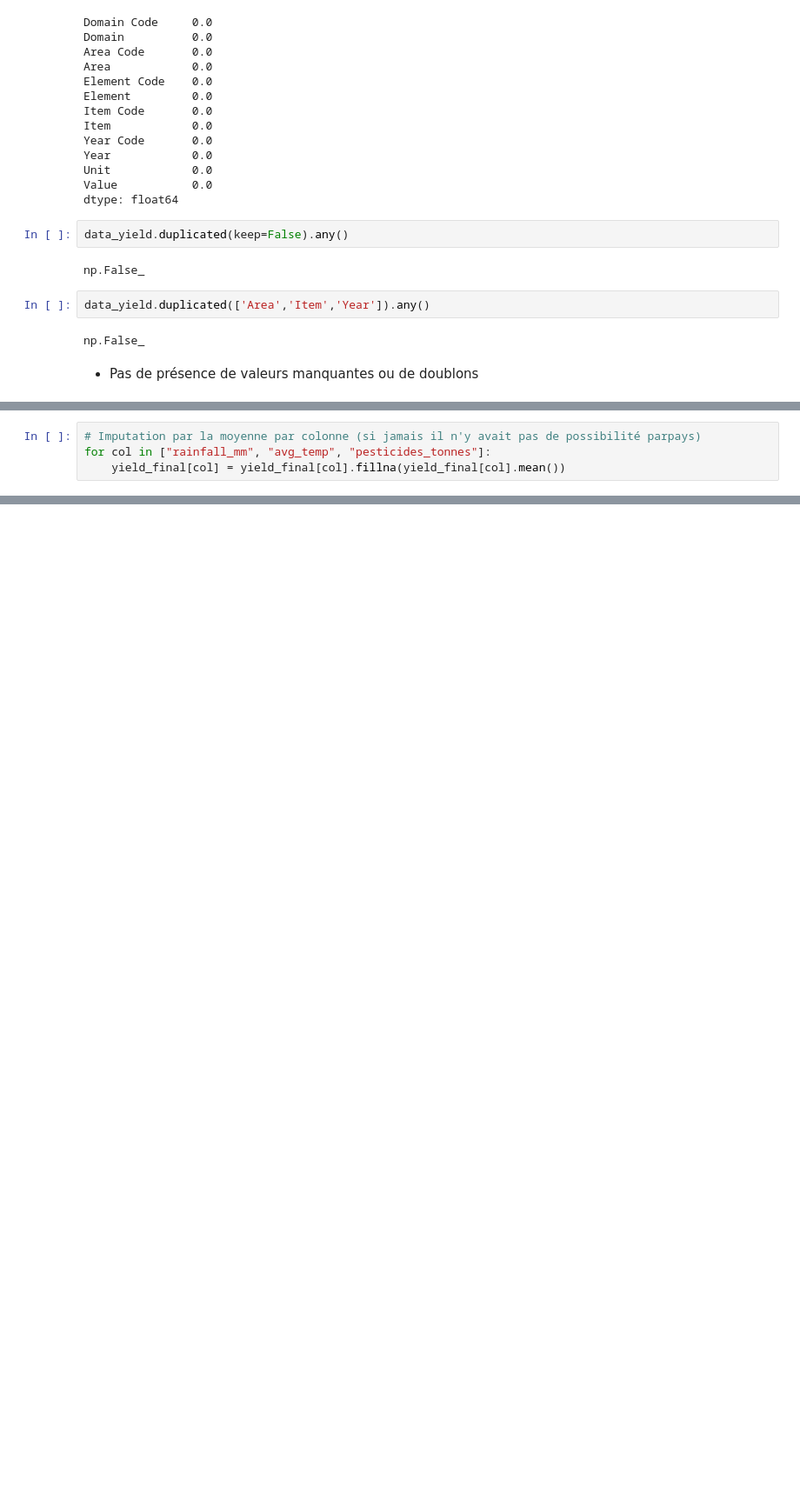
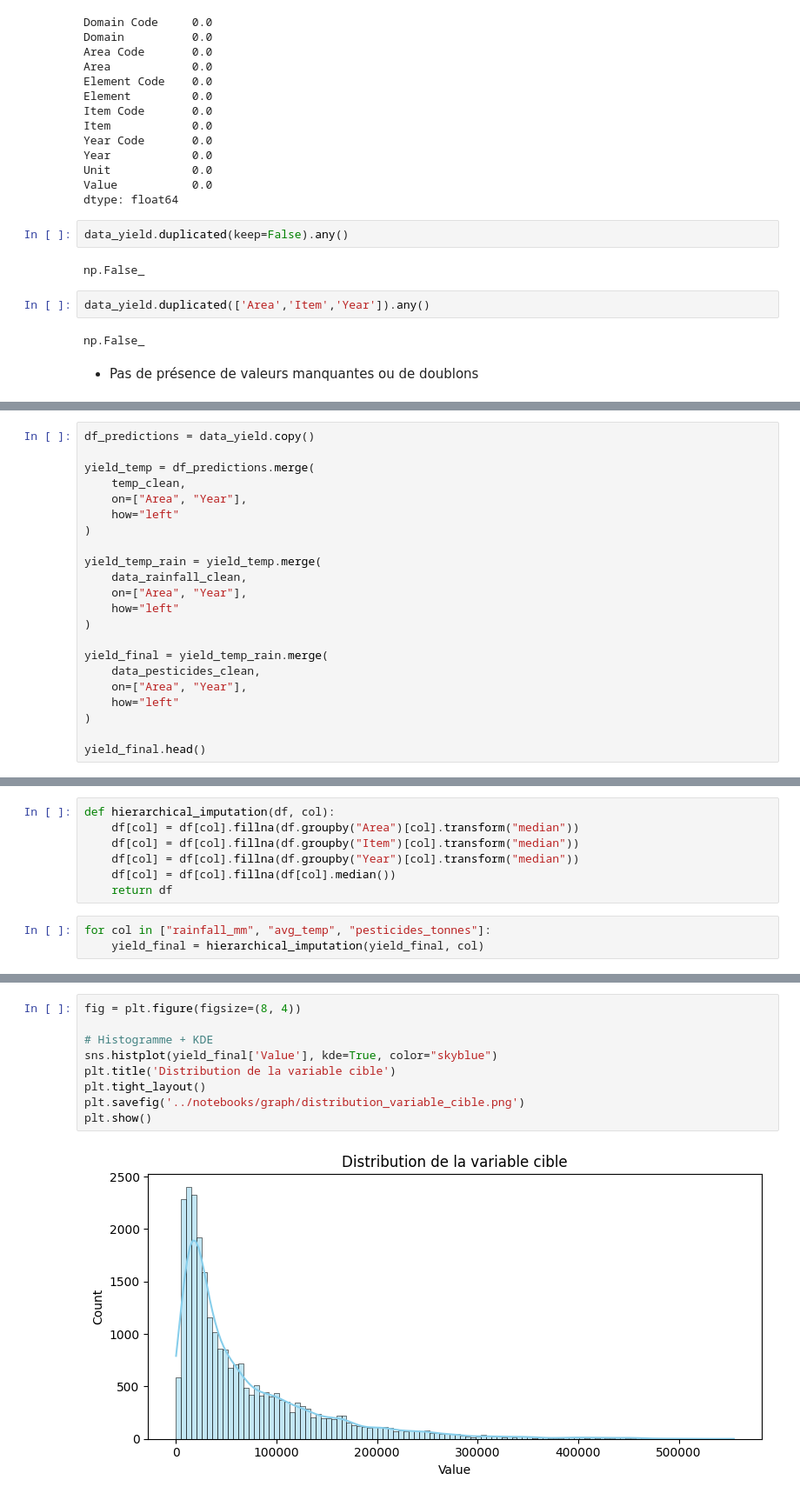
Before and after one commit to SCFlorian/Systeme_recommandation_agricole, a Jupyter notebook: notebooks/notebook_analyse_exploratoire.ipynb, the cells around one changed output, grey strips where cells are left out. Shown at 87% size. Cells and saved outputs as stored; diff of their text form; blank space fills up the shorter version.

Commit message:
Màj notebook & README

```diff
--- a/notebooks/notebook_analyse_exploratoire.ipynb
+++ b/notebooks/notebook_analyse_exploratoire.ipynb
@@ -1299,4 +1083,0 @@ for col in ["rainfall_mm", "avg_temp", "pesticides_tonnes"]:
-# %%
-# Imputation par la moyenne par colonne (si jamais il n'y avait pas de possibilité parpays)
-for col in ["rainfall_mm", "avg_temp", "pesticides_tonnes"]:
-    yield_final[col] = yield_final[col].fillna(yield_final[col].mean())
@@ -1401,0 +1321,22 @@ Il n'y a de relation directe entre notre premier dataset (celui pour l'ACP) et l
+# %%
+df_predictions = data_yield.copy()
+
+yield_temp = df_predictions.merge(
+    temp_clean,
+    on=["Area", "Year"],
+    how="left"
+)
+
+yield_temp_rain = yield_temp.merge(
+    data_rainfall_clean,
+    on=["Area", "Year"],
+    how="left"
+)
+
+yield_final = yield_temp_rain.merge(
+    data_pesticides_clean,
+    on=["Area", "Year"],
+    how="left"
+)
+
+yield_final.head()
@@ -1401,0 +1374,10 @@ Il n'y a de relation directe entre notre premier dataset (celui pour l'ACP) et l
+# %%
+def hierarchical_imputation(df, col):
+    df[col] = df[col].fillna(df.groupby("Area")[col].transform("median"))
+    df[col] = df[col].fillna(df.groupby("Item")[col].transform("median"))
+    df[col] = df[col].fillna(df.groupby("Year")[col].transform("median"))
+    df[col] = df[col].fillna(df[col].median())
+    return df
+# %%
+for col in ["rainfall_mm", "avg_temp", "pesticides_tonnes"]:
+    yield_final = hierarchical_imputation(yield_final, col)
@@ -1401,0 +1405,11 @@ Il n'y a de relation directe entre notre premier dataset (celui pour l'ACP) et l
+# %%
+fig = plt.figure(figsize=(8, 4))
+
+# Histogramme + KDE
+sns.histplot(yield_final['Value'], kde=True, color="skyblue")
+plt.title('Distribution de la variable cible')
+plt.tight_layout()
+plt.savefig('../notebooks/graph/distribution_variable_cible.png')
+plt.show()
+# %% [output]
+[figure, added]
```
Also changed, not shown: parts of 81 cells of this notebook, 5 other files.
